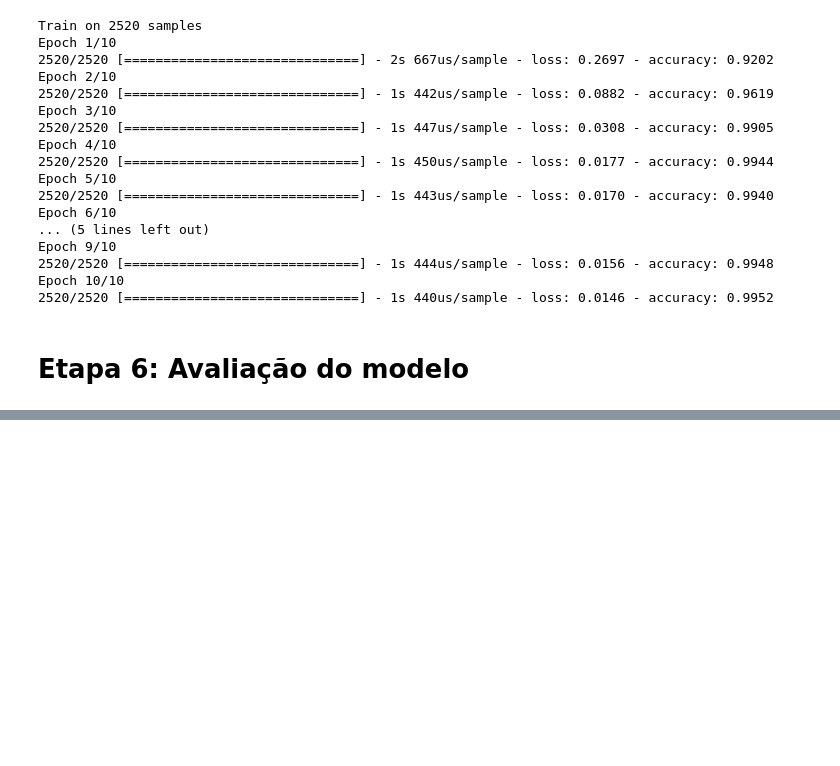
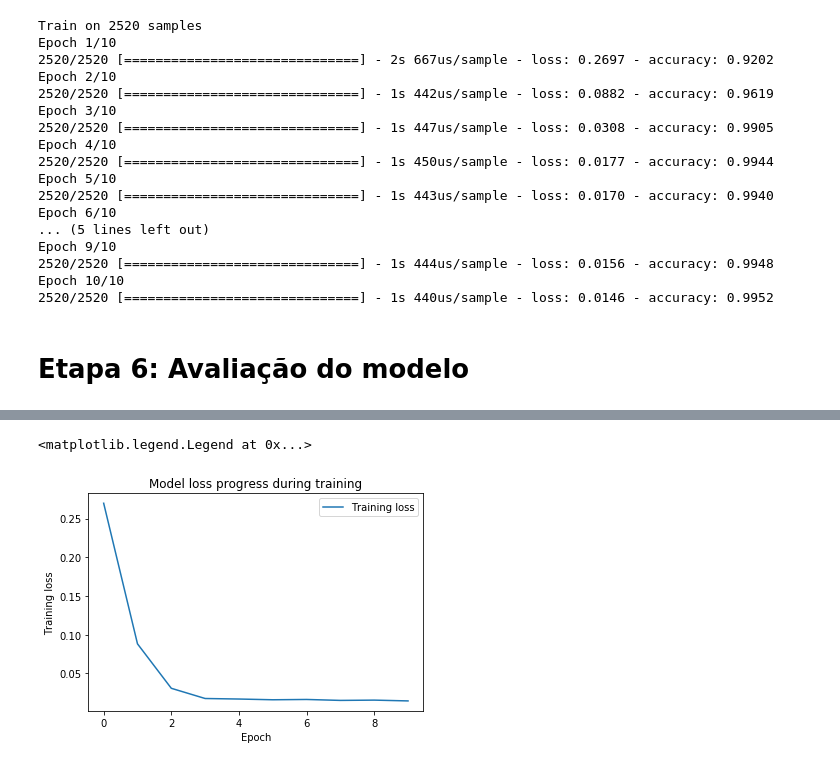
Before and after one commit to marcelounb/DeepLearning, a Jupyter notebook: Projeto5_texto_analise_sentimentos.ipynb, the cells around one changed output, grey strips where cells are left out. Saved outputs shown, nothing was run; the diff lists cells and outputs as text; code cells hidden in the pictures; blank space fills up the shorter version.

```diff
--- a/Projeto5_texto_analise_sentimentos.ipynb
+++ b/Projeto5_texto_analise_sentimentos.ipynb
@@ -344,0 +395,9 @@ Epoch 10/10
+# %%
+plt.plot(epochs_hist.history['loss'])
+plt.title('Model loss progress during training')
+plt.xlabel('Epoch')
+plt.ylabel('Training loss')
+plt.legend(['Training loss'])
+# %% [output]
+<matplotlib.legend.Legend at 0x...>
+[figure, added]
```
Also changed, not shown: parts of 9 cells of this notebook.
